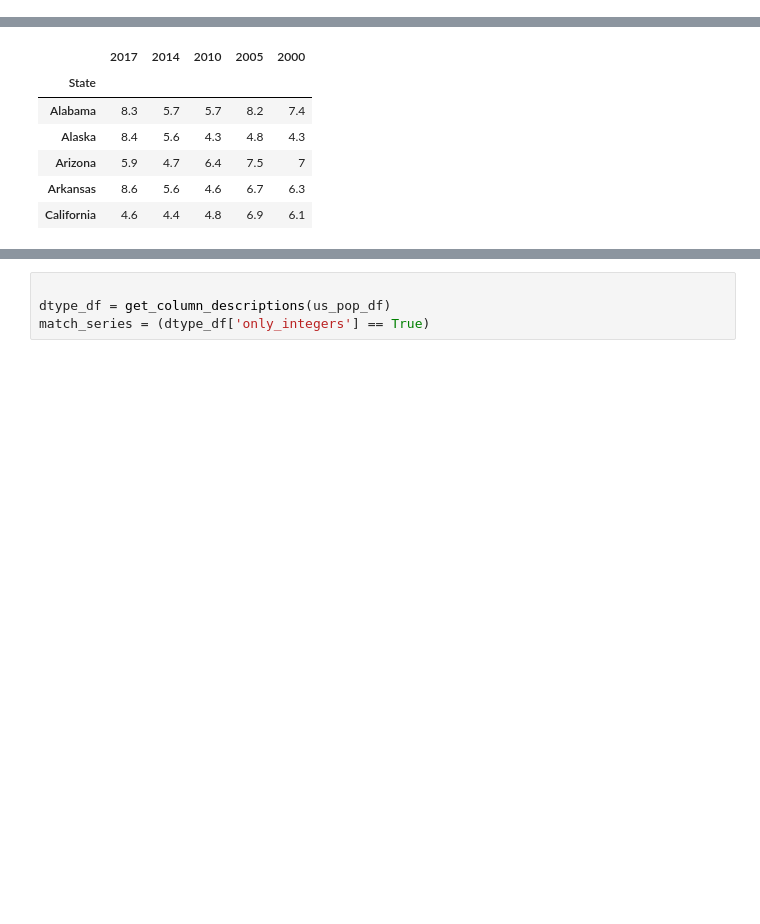
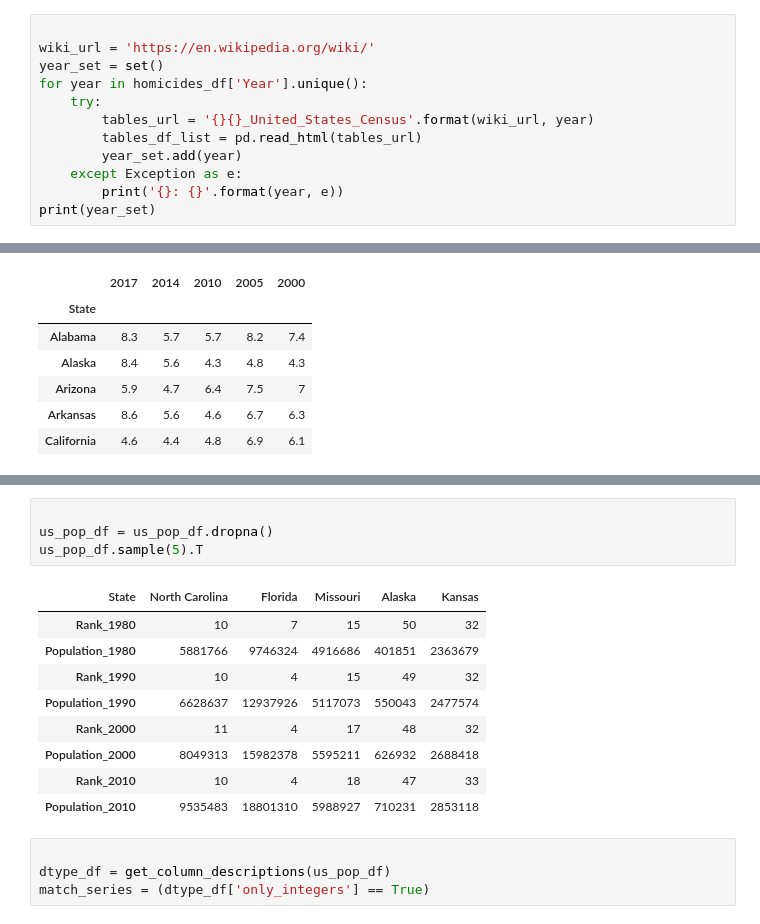
Before and after one commit to dbabbitt/notebooks, a Jupyter notebook: Miscellaneous/ipynb/Homicide by Race.ipynb, the cells around one changed output, grey strips where cells are left out. Cells and saved outputs as stored; diff of their text form; blank space fills up the shorter version.

```diff
--- a/Miscellaneous/ipynb/Homicide by Race.ipynb
+++ b/Miscellaneous/ipynb/Homicide by Race.ipynb
@@ -37,0 +124,12 @@ len(homicides_df['State'].unique())
+# %%
+
+wiki_url = 'https://en.wikipedia.org/wiki/'
+year_set = set()
+for year in homicides_df['Year'].unique():
+    try:
+        tables_url = '{}{}_United_States_Census'.format(wiki_url, year)
+        tables_df_list = pd.read_html(tables_url)
+        year_set.add(year)
+    except Exception as e:
+        print('{}: {}'.format(year, e))
+print(year_set)
@@ -82,3 +293,17 @@ us_pop_df = us_pop_df.dropna()
+# %%
+
+us_pop_df = us_pop_df.dropna()
+us_pop_df.sample(5).T
+# %% [output]
+| State | North Carolina | Florida | Missouri | Alaska | Kansas |
+| Rank_1980 | 10 | 7 | 15 | 50 | 32 |
+| Population_1980 | 5881766 | 9746324 | 4916686 | 401851 | 2363679 |
+| Rank_1990 | 10 | 4 | 15 | 49 | 32 |
+| Population_1990 | 6628637 | 12937926 | 5117073 | 550043 | 2477574 |
+| Rank_2000 | 11 | 4 | 17 | 48 | 32 |
+| Population_2000 | 8049313 | 15982378 | 5595211 | 626932 | 2688418 |
+| Rank_2010 | 10 | 4 | 18 | 47 | 33 |
+| Population_2010 | 9535483 | 18801310 | 5988927 | 710231 | 2853118 |
 # %%
 
 dtype_df = get_column_descriptions(us_pop_df)
```
Also changed, not shown: parts of 38 cells of this notebook, 3 other files.
